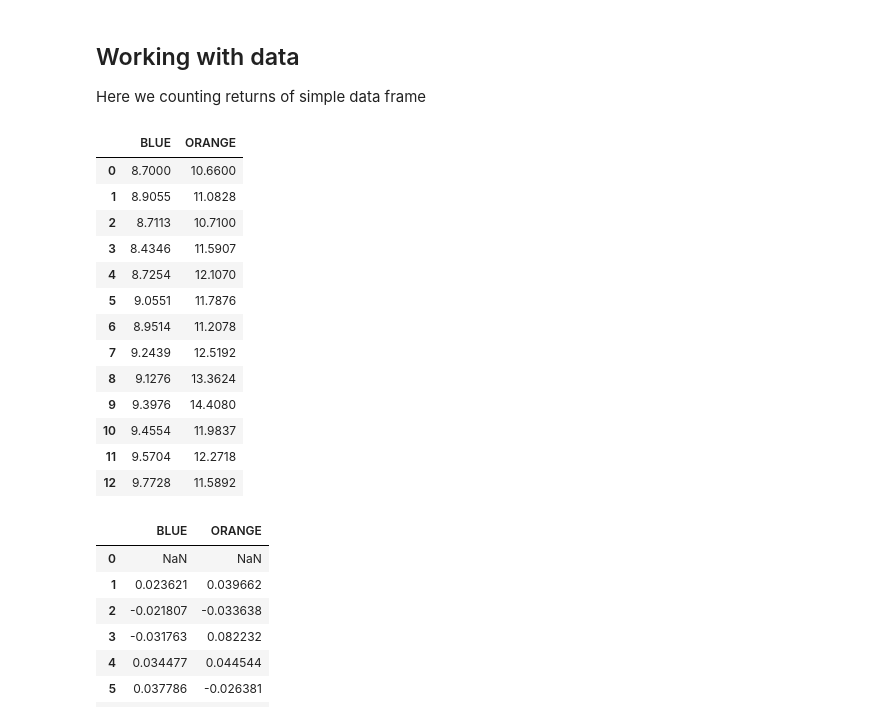
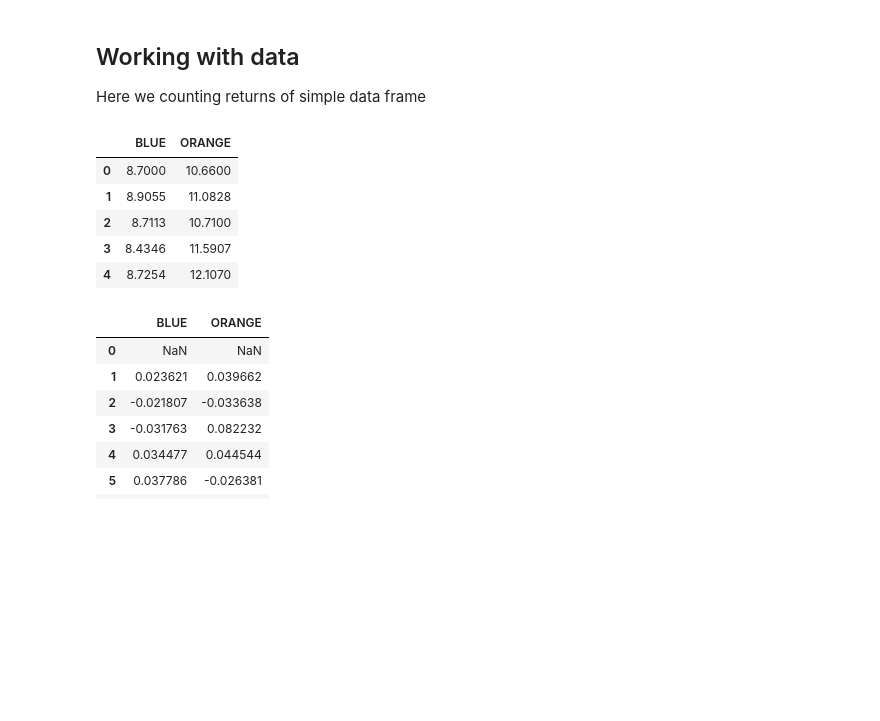
Before and after one commit to ididit4you/Investment-Management-with-Python, a Jupyter notebook: introduction/week_1/Fundamentals of returns.ipynb, the cells around one changed output. Drawn from its saved outputs; the diff is of its cells as text; code cells hidden in the pictures; blank space fills up the shorter version.

```diff
--- a/introduction/week_1/Fundamentals of returns.ipynb
+++ b/introduction/week_1/Fundamentals of returns.ipynb
@@ -225,25 +225,16 @@ Here we counting returns of simple data frame
 # %%
 from pathlib import Path
 data_path = Path().cwd().parents[1].joinpath('data')
-data_path
 
 prices = pd.read_csv(data_path.joinpath('sample_prices.csv'))
-prices
+prices.head()
 # %% [output]
 |  | BLUE | ORANGE |
 | 0 | 8.7000 | 10.6600 |
 | 1 | 8.9055 | 11.0828 |
 | 2 | 8.7113 | 10.7100 |
 | 3 | 8.4346 | 11.5907 |
 | 4 | 8.7254 | 12.1070 |
-| 5 | 9.0551 | 11.7876 |
-| 6 | 8.9514 | 11.2078 |
-| 7 | 9.2439 | 12.5192 |
-| 8 | 9.1276 | 13.3624 |
-| 9 | 9.3976 | 14.4080 |
-| 10 | 9.4554 | 11.9837 |
-| 11 | 9.5704 | 12.2718 |
-| 12 | 9.7728 | 11.5892 |
 # %%
 returns = prices.pct_change()
 returns
```
Also changed, not shown: 1 other file.
